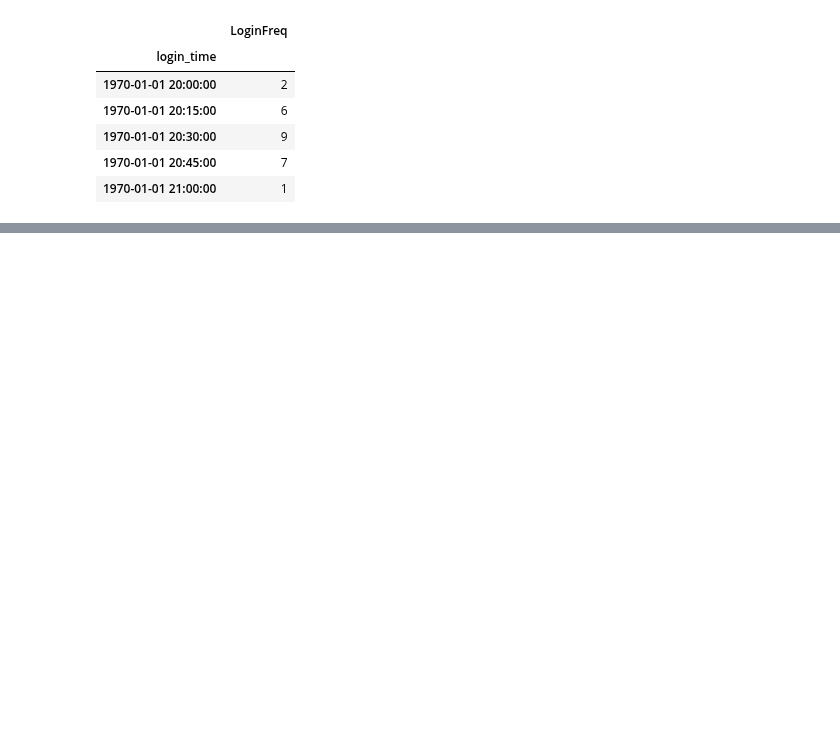
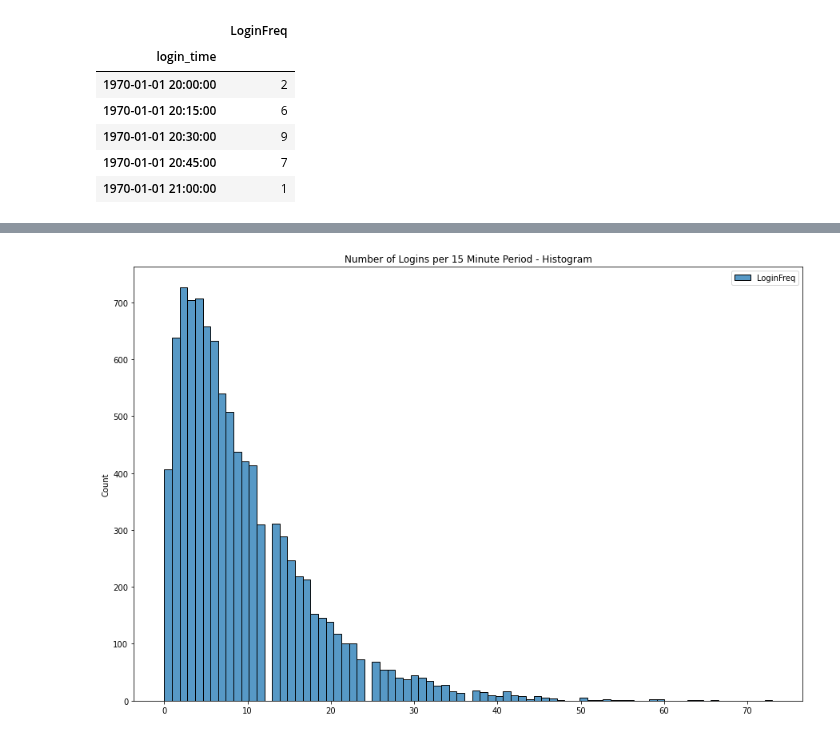
Before and after one commit to Dylan-C-Neal/Springboard-Data-Science-Career-Track, a Jupyter notebook: ultimate_challenge/Ultimate_Data_Challenge.ipynb, the cells around one changed output, grey strips where cells are left out. Saved outputs shown, nothing was run; the diff lists cells and outputs as text; code cells hidden in the pictures; blank space fills up the shorter version.

Commit message:
Plotted histogram and boxplot for login data. Started working on TS decomposition.

```diff
--- a/ultimate_challenge/Ultimate_Data_Challenge.ipynb
+++ b/ultimate_challenge/Ultimate_Data_Challenge.ipynb
@@ -35,0 +25,3 @@ memory usage: 727.8 KB
+# %%
+# Sort values to ensure they are in sequential order
+logins.sort_values('login_time', inplace=True)
@@ -54,0 +73,7 @@ logins.head()
+# %%
+# Plot histogram of logins per 15 minute period
+_ = plt.figure(figsize=(15,10))
+_ = sns.histplot(logins)
+_ = plt.title('Number of Logins per 15 Minute Period - Histogram')
+# %% [output]
+[figure, added]
```
Also changed, not shown: parts of 12 cells of this notebook.
